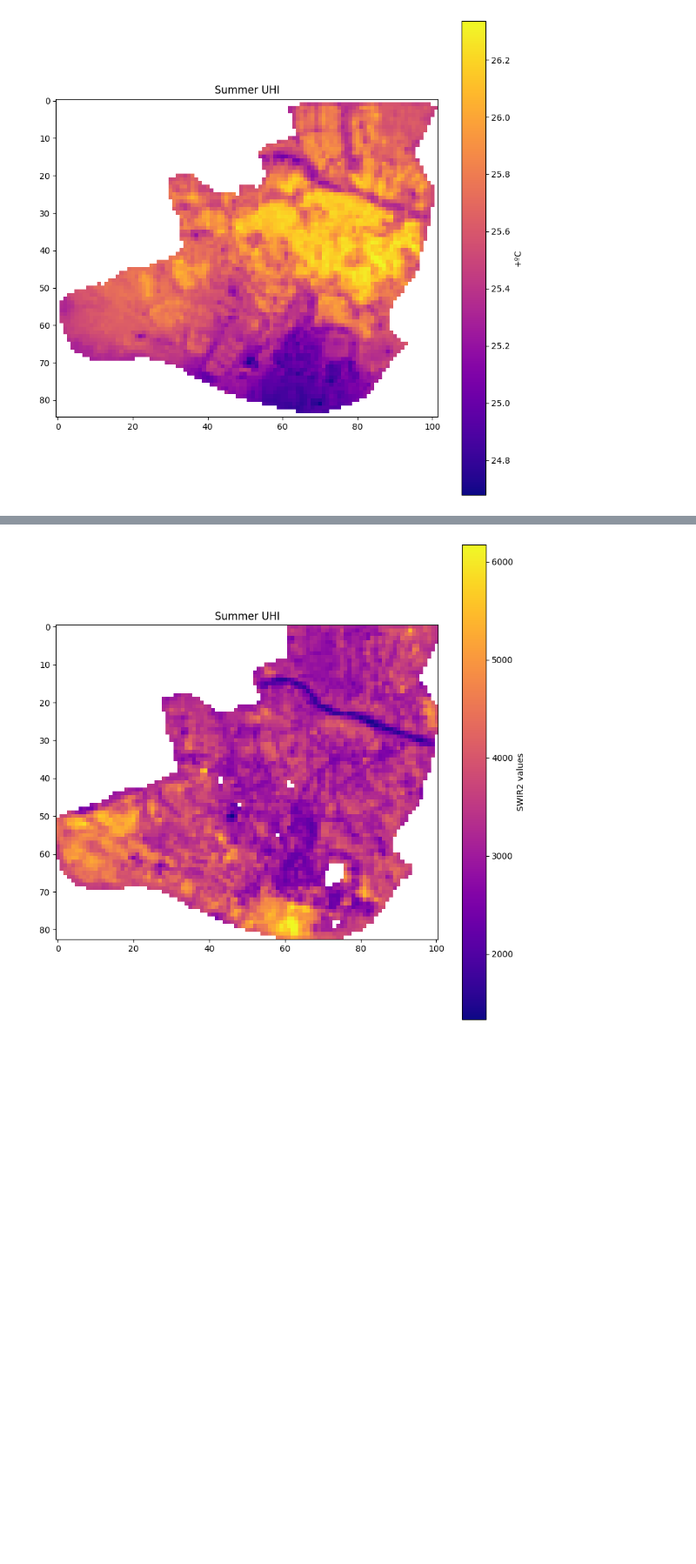
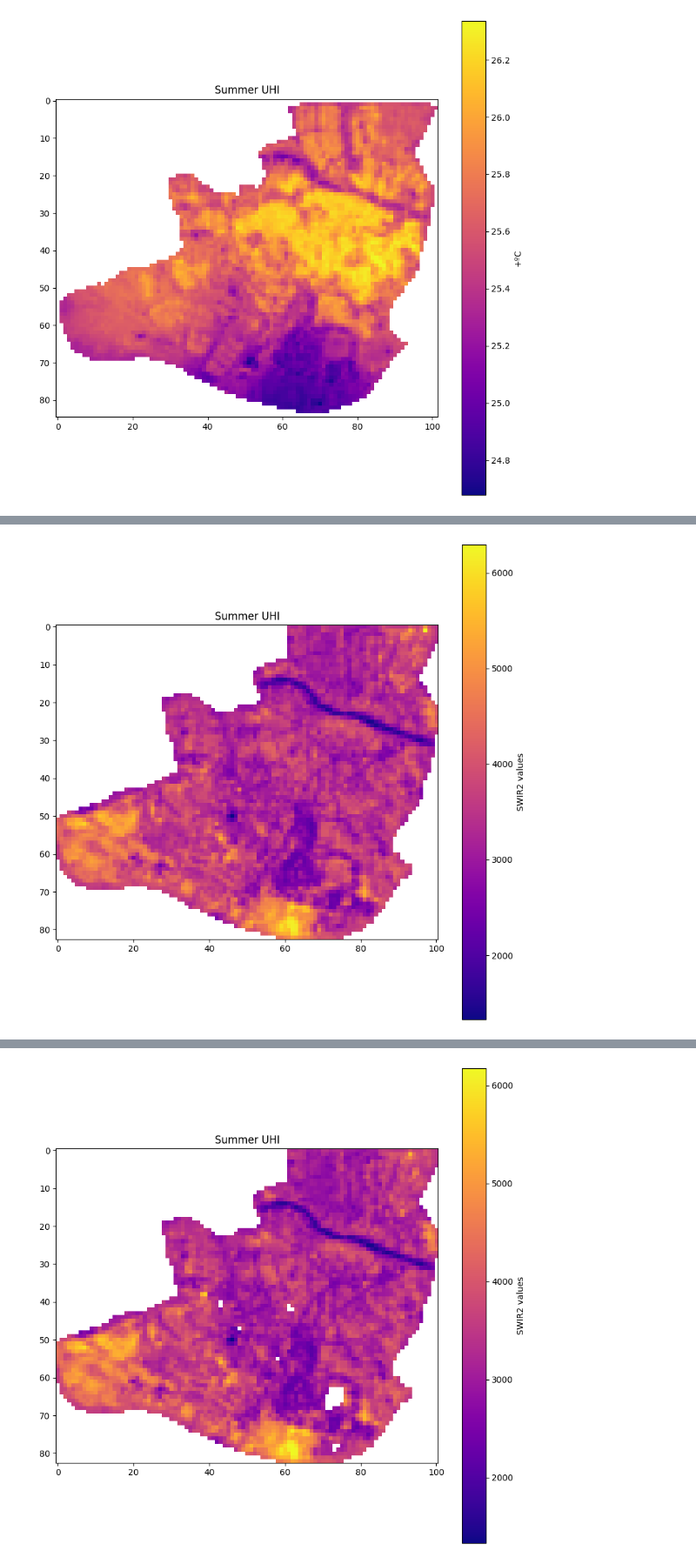
Before and after one commit to ayubero/uhi, a Jupyter notebook: scripts/compare_uhis.ipynb, the cells around one changed output, grey strips where cells are left out. Shown at 87% size. Drawn from its saved outputs; the diff is of its cells as text; code cells hidden in the pictures; blank space fills up the shorter version.

```diff
--- a/scripts/compare_uhis.ipynb
+++ b/scripts/compare_uhis.ipynb
@@ -39,0 +85,11 @@ from rasterio.enums import Resampling
+# %%
+# Mask clusters where original band had no-data
+resampled_data = np.ma.masked_where(resampled_data == no_data_value, resampled_data)
+
+plt.figure(figsize=(10, 10))
+plt.imshow(resampled_data, cmap='plasma')
+plt.colorbar(label='SWIR2 values')
+plt.title(f'Summer UHI')
+plt.show()
+# %% [output]
+[figure, added]
```
Also changed, not shown: parts of 14 cells of this notebook, 2 other files.
